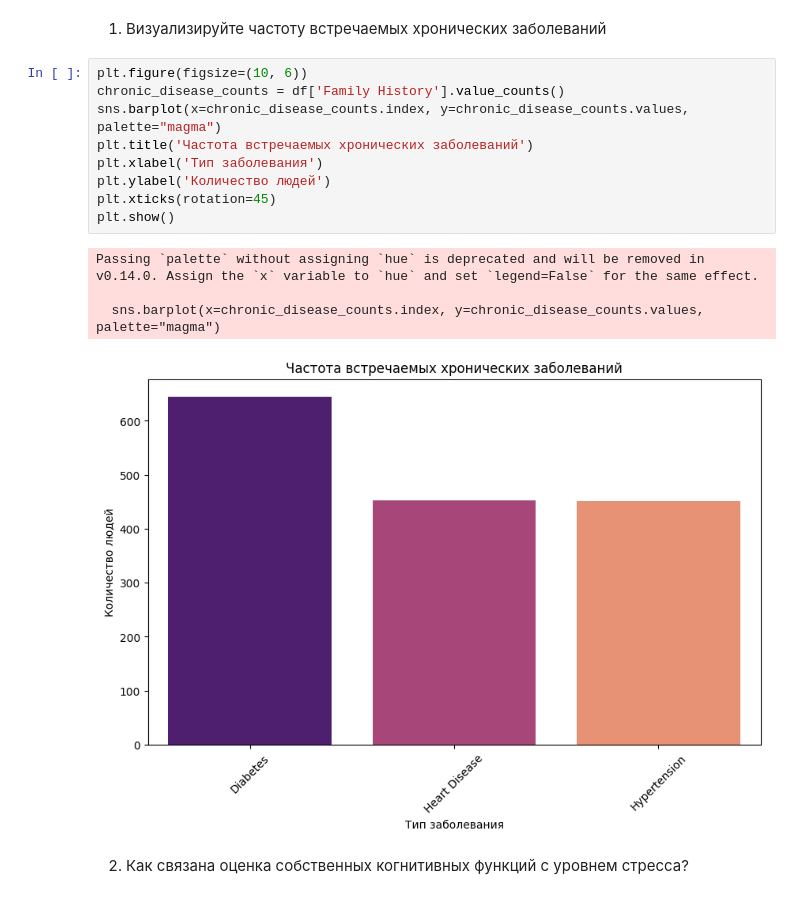
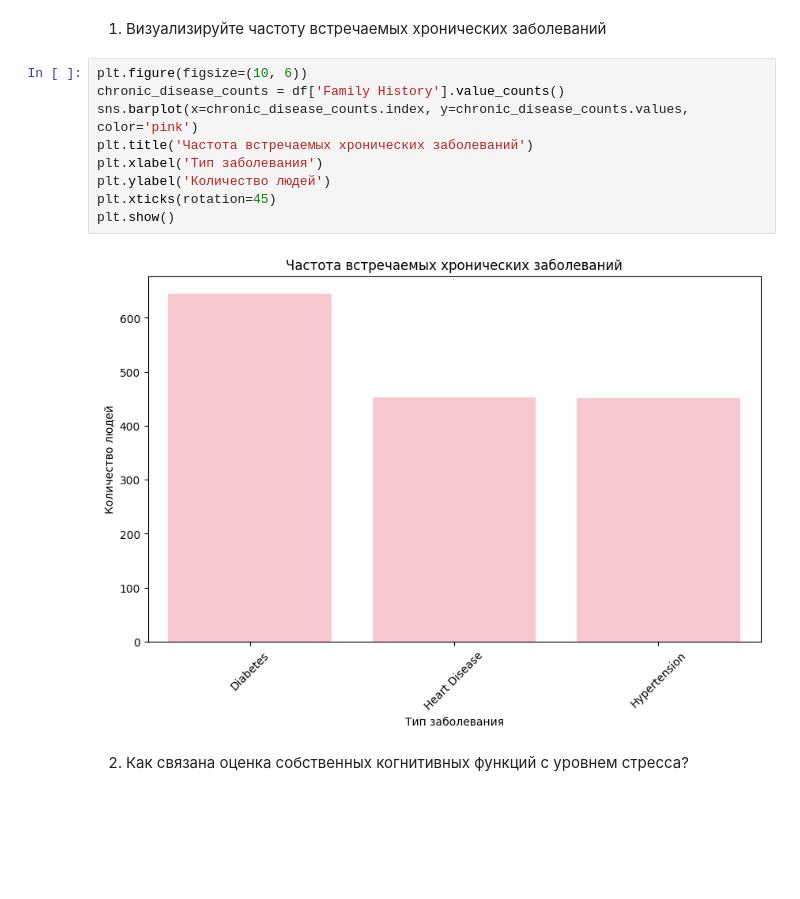
Before and after one commit to Imariiii/ML, a Jupyter notebook: Lab1_7_Ostanina_Anna_308.ipynb, the cells around one changed output. Saved outputs shown, nothing was run; the diff lists cells and outputs as text; blank space fills up the shorter version.

```diff
--- a/Lab1_7_Ostanina_Anna_308.ipynb
+++ b/Lab1_7_Ostanina_Anna_308.ipynb
@@ -450,17 +450,14 @@ from mpl_toolkits.mplot3d import Axes3D
 # %%
 plt.figure(figsize=(10, 6))
 chronic_disease_counts = df['Family History'].value_counts()
-sns.barplot(x=chronic_disease_counts.index, y=chronic_disease_counts.values, palette="magma")
+sns.barplot(x=chronic_disease_counts.index, y=chronic_disease_counts.values, color='pink')
 plt.title('Частота встречаемых хронических заболеваний')
 plt.xlabel('Тип заболевания')
 plt.ylabel('Количество людей')
 plt.xticks(rotation=45)
 plt.show()
 # %% [output]
-Passing `palette` without assigning `hue` is deprecated and will be removed in v0.14.0. Assign the `x` variable to `hue` and set `legend=False` for the same effect.
-
-  sns.barplot(x=chronic_disease_counts.index, y=chronic_disease_counts.values, palette="magma")
-[figure, old version]
+[figure, new version]
 # %% [markdown]
 2. Как связана оценка собственных когнитивных функций с уровнем стресса?
 # %%
```
Also changed, not shown: parts of 6 cells of this notebook.
